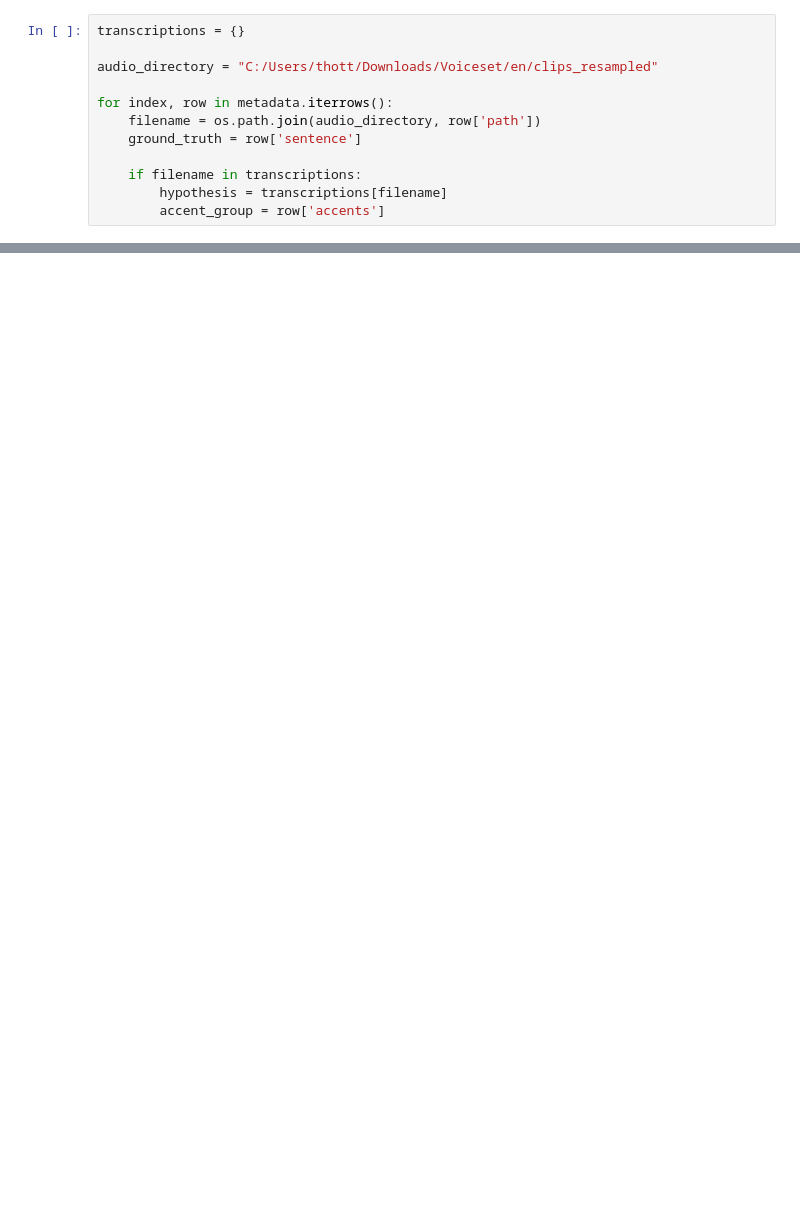
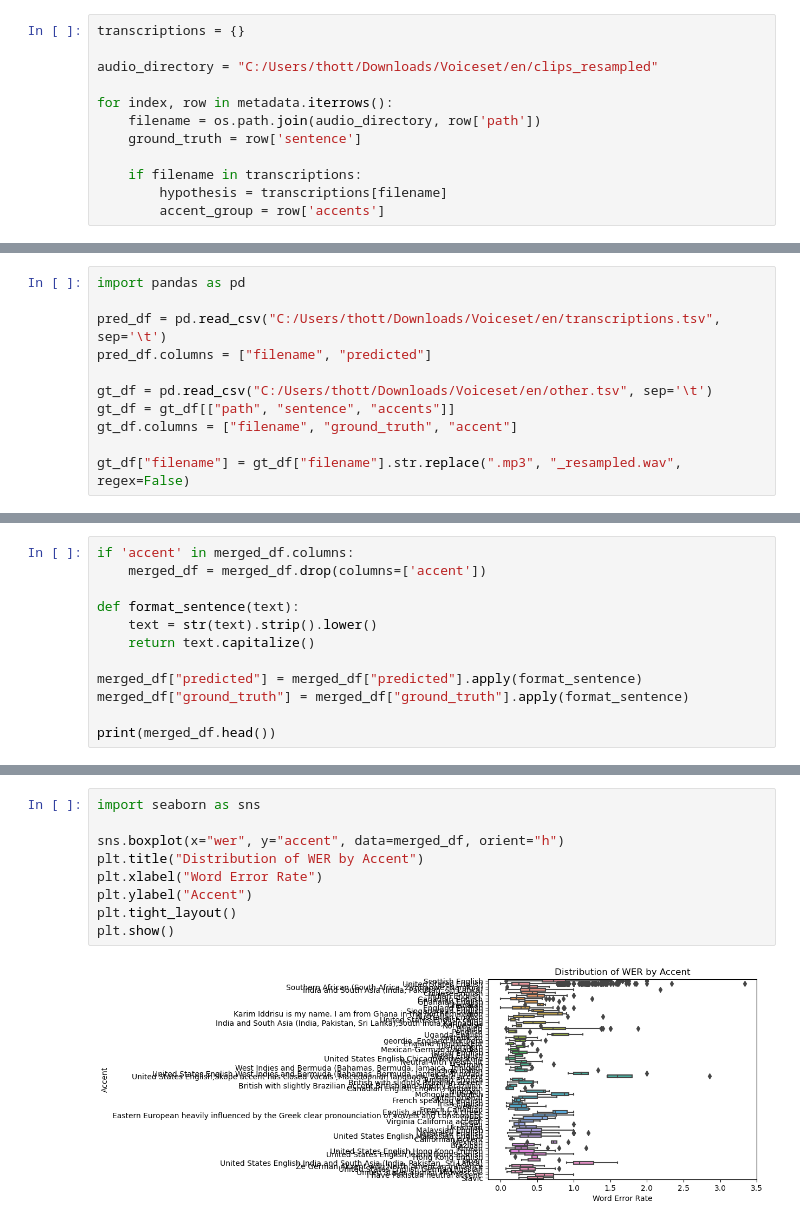
Before and after one commit to kiranprasad7/Trustworthy-AI-Midterm-Project, a Jupyter notebook: Trustworthy AI Systems Midterm Project.ipynb, the cells around one changed output, grey strips where cells are left out. Drawn from its saved outputs; the diff is of its cells as text; blank space fills up the shorter version.

```diff
--- a/Trustworthy AI Systems Midterm Project.ipynb
+++ b/Trustworthy AI Systems Midterm Project.ipynb
@@ -319,0 +133,11 @@ root.mainloop()
+# %%
+import pandas as pd
+
+pred_df = pd.read_csv("C:/Users/thott/Downloads/Voiceset/en/transcriptions.tsv", sep='\t')
+pred_df.columns = ["filename", "predicted"]
+
+gt_df = pd.read_csv("C:/Users/thott/Downloads/Voiceset/en/other.tsv", sep='\t')
+gt_df = gt_df[["path", "sentence", "accents"]]
+gt_df.columns = ["filename", "ground_truth", "accent"]
+
+gt_df["filename"] = gt_df["filename"].str.replace(".mp3", "_resampled.wav", regex=False)
@@ -319,0 +166,12 @@ root.mainloop()
+# %%
+if 'accent' in merged_df.columns:
+    merged_df = merged_df.drop(columns=['accent'])
+
+def format_sentence(text):
+    text = str(text).strip().lower()
+    return text.capitalize()
+
+merged_df["predicted"] = merged_df["predicted"].apply(format_sentence)
+merged_df["ground_truth"] = merged_df["ground_truth"].apply(format_sentence)
+
+print(merged_df.head())
@@ -319,0 +281,11 @@ root.mainloop()
+# %%
+import seaborn as sns
+
+sns.boxplot(x="wer", y="accent", data=merged_df, orient="h")
+plt.title("Distribution of WER by Accent")
+plt.xlabel("Word Error Rate")
+plt.ylabel("Accent")
+plt.tight_layout()
+plt.show()
+# %% [output]
+[figure, added]
```
Also changed, not shown: parts of 16 cells of this notebook.
